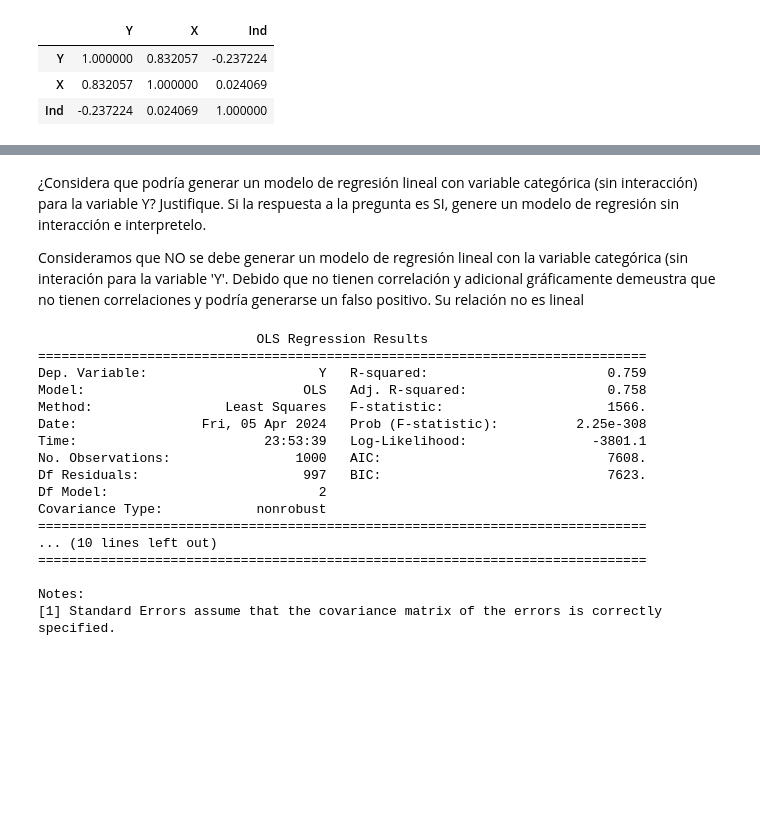
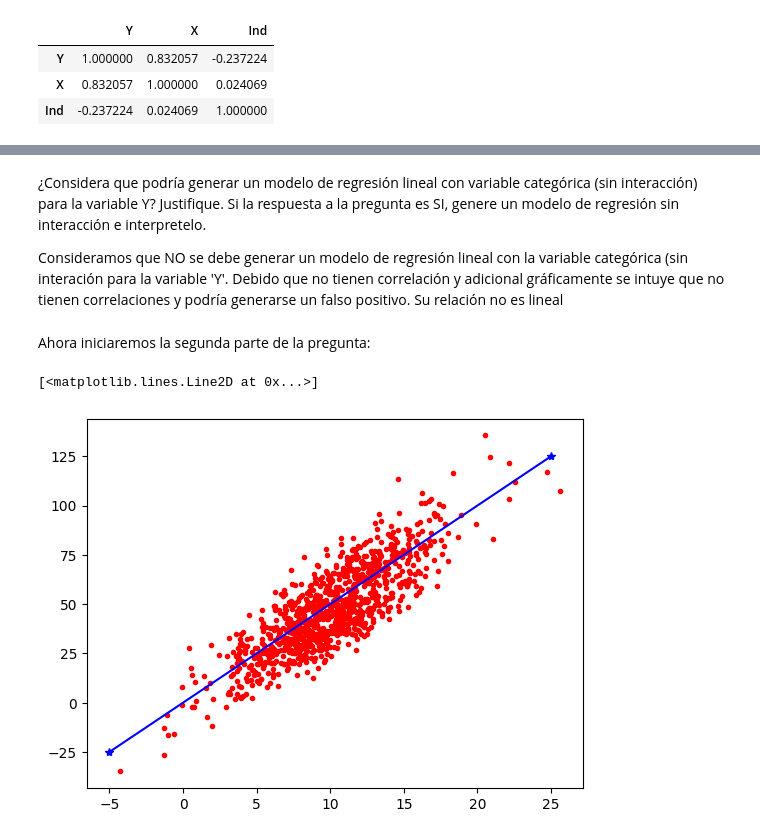
Before and after one commit to alfa7g7/Analisis-Cuantitativo-1er-semestre, a Jupyter notebook: examen-1.ipynb, the cells around one changed output, grey strips where cells are left out. Cells and saved outputs as stored; diff of their text form; code cells hidden in the pictures; blank space fills up the shorter version.

```diff
--- a/examen-1.ipynb
+++ b/examen-1.ipynb
@@ -147,32 +175,15 @@ df.corr() #determinamos el valor de correlaciones entre las variables
 # %% [markdown]
 ¿Considera que podría generar un modelo de regresión lineal con variable categórica (sin interacción) para la variable Y? Justifique. Si la respuesta a la pregunta es SI, genere un modelo de regresión sin interacción e interpretelo.
 
-Consideramos que NO se debe generar un modelo de regresión lineal con la variable categórica (sin interación para la variable 'Y'. Debido que no tienen correlación y adicional gráficamente demeustra que no tienen correlaciones y podría generarse un falso positivo. Su relación no es lineal
+Consideramos que NO se debe generar un modelo de regresión lineal con la variable categórica (sin interación para la variable 'Y'. Debido que no tienen correlación y adicional gráficamente se intuye que no tienen correlaciones y podría generarse un falso positivo. Su relación no es lineal
-# %%
-import statsmodels.api as sm
-
-X = sm.add_constant(df.drop("Y", axis = 1))
-y = df[["Y"]]
-
-model = sm.OLS(y, X)
-result = model.fit()
-
-print(result.summary())
-# %% [output]
-                            OLS Regression Results
-==============================================================================
-Dep. Variable:                      Y   R-squared:                       0.759
-Model:                            OLS   Adj. R-squared:                  0.758
-Method:                 Least Squares   F-statistic:                     1566.
-Date:                Fri, 05 Apr 2024   Prob (F-statistic):          2.25e-308
-Time:                        23:53:39   Log-Likelihood:                -3801.1
-No. Observations:                1000   AIC:                             7608.
-Df Residuals:                     997   BIC:                             7623.
-Df Model:                           2
-Covariance Type:            nonrobust
-==============================================================================
-... (10 lines left out)
-==============================================================================
-
-Notes:
-[1] Standard Errors assume that the covariance matrix of the errors is correctly specified.
+# %% [markdown]
+Ahora iniciaremos la segunda parte de la pregunta:
+# %%
+plt.plot(df.X, df.Y, '.', color="red") #realizamos gráfico de dispersión de las variables X s Y
+
+
+plt.plot([-5, 25], [-25, 125], "*", color = "blue") # Observamos que una recta podría desribir visulamente el grafico de dispersión creado por las 2 variables.
+plt.plot([-5, 25], [-25, 125], color = "blue")
+# %% [output]
+[<matplotlib.lines.Line2D at 0x...>]
+[figure, added]
```
Also changed, not shown: parts of 10 cells of this notebook.
